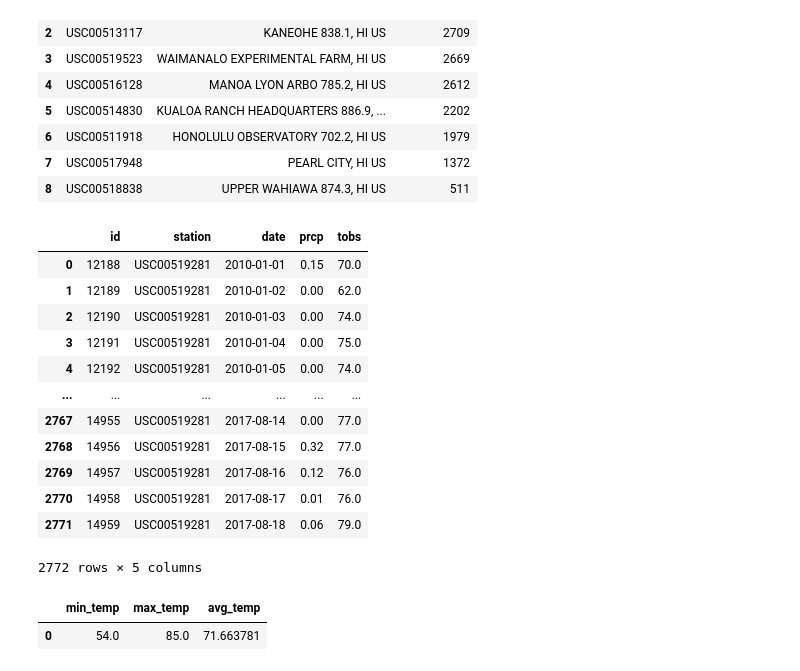
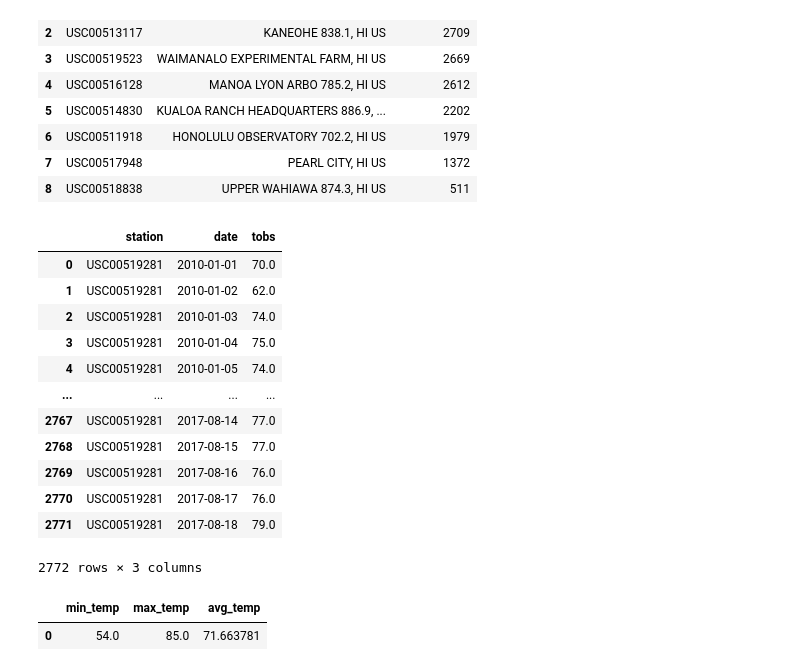
Before and after one commit to MCravens25/smu-data-12-2021-homework, a Jupyter notebook: 10-Advanced-Data-Storage-and-Retrieval/Submission/Malachai SQLAlchemy HW.ipynb, the cells around one changed output. Cells and saved outputs as stored; diff of their text form; code cells hidden in the pictures.

```diff
--- a/10-Advanced-Data-Storage-and-Retrieval/Submission/Malachai SQLAlchemy HW.ipynb
+++ b/10-Advanced-Data-Storage-and-Retrieval/Submission/Malachai SQLAlchemy HW.ipynb
@@ -281,28 +289,31 @@ pd.read_sql(query, conn)
 | 7 | USC00517948 | PEARL CITY, HI US | 1372 |
 | 8 | USC00518838 | UPPER WAHIAWA 874.3, HI US | 511 |
 # %%
+#Query the temps from the highest station
 query = """
         SELECT
-            *
+            station,
+            date,
+            tobs
         FROM
             measurement
         WHERE
             station = "USC00519281"
         """
 
 pd.read_sql(query, conn)
 # %% [output]
-|  | id | station | date | prcp | tobs |
-| 0 | 12188 | USC00519281 | 2010-01-01 | 0.15 | 70.0 |
-| 1 | 12189 | USC00519281 | 2010-01-02 | 0.00 | 62.0 |
-| 2 | 12190 | USC00519281 | 2010-01-03 | 0.00 | 74.0 |
-| 3 | 12191 | USC00519281 | 2010-01-04 | 0.00 | 75.0 |
-| 4 | 12192 | USC00519281 | 2010-01-05 | 0.00 | 74.0 |
-| ... | ... | ... | ... | ... | ... |
-| 2767 | 14955 | USC00519281 | 2017-08-14 | 0.00 | 77.0 |
-| 2768 | 14956 | USC00519281 | 2017-08-15 | 0.32 | 77.0 |
-| 2769 | 14957 | USC00519281 | 2017-08-16 | 0.12 | 76.0 |
-| 2770 | 14958 | USC00519281 | 2017-08-17 | 0.01 | 76.0 |
-| 2771 | 14959 | USC00519281 | 2017-08-18 | 0.06 | 79.0 |
+|  | station | date | tobs |
+| 0 | USC00519281 | 2010-01-01 | 70.0 |
+| 1 | USC00519281 | 2010-01-02 | 62.0 |
+| 2 | USC00519281 | 2010-01-03 | 74.0 |
+| 3 | USC00519281 | 2010-01-04 | 75.0 |
+| 4 | USC00519281 | 2010-01-05 | 74.0 |
+| ... | ... | ... | ... |
+| 2767 | USC00519281 | 2017-08-14 | 77.0 |
+| 2768 | USC00519281 | 2017-08-15 | 77.0 |
+| 2769 | USC00519281 | 2017-08-16 | 76.0 |
+| 2770 | USC00519281 | 2017-08-17 | 76.0 |
+| 2771 | USC00519281 | 2017-08-18 | 79.0 |
-2772 rows × 5 columns
+2772 rows × 3 columns
 # %%
```
Also changed, not shown: parts of 20 cells of this notebook, 5 other files.
